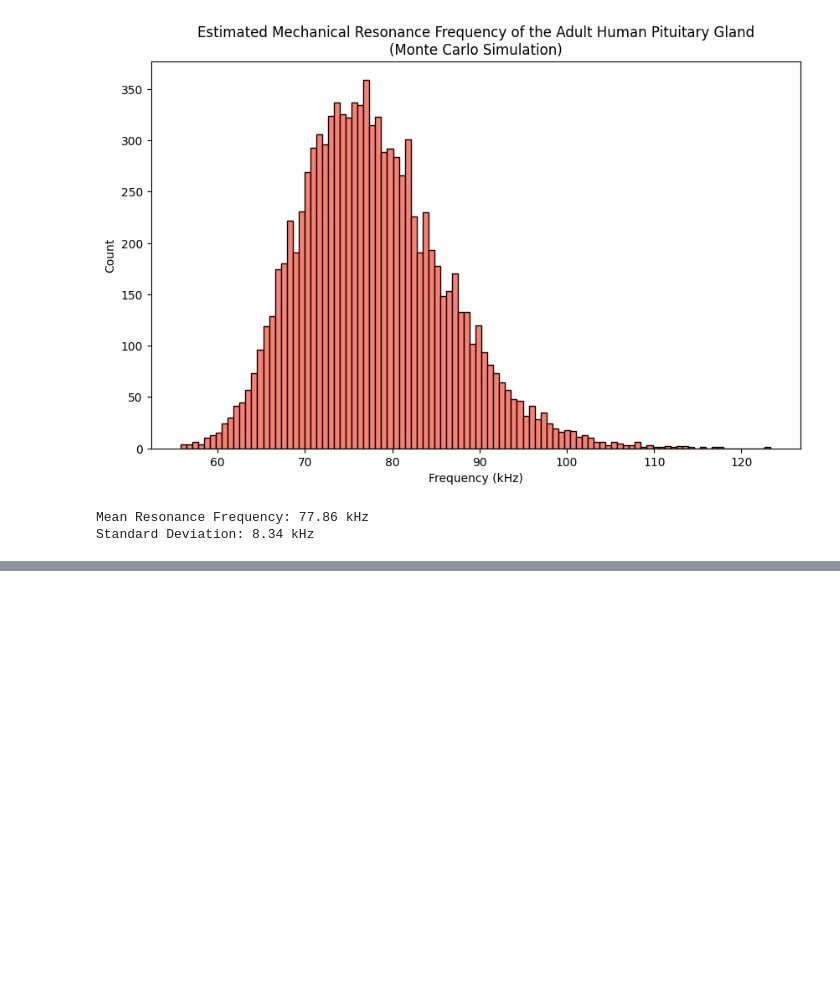
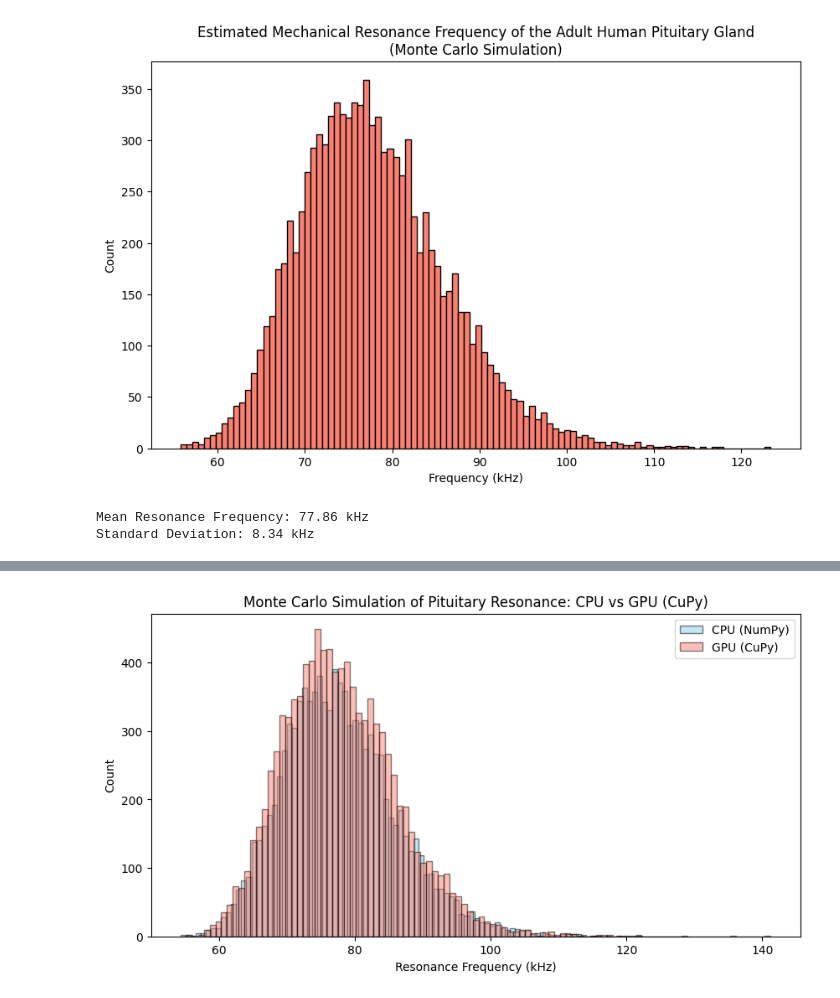
Before and after one commit to OJB-Quantum/Monte-Carlo-Sim, a Jupyter notebook: Monte_Carlo_Sim_Mechanical_Resonance_of_Eye_and_Pituitary_Gland.ipynb, the cells around one changed output, grey strips where cells are left out. Cells and saved outputs as stored; diff of their text form; code cells hidden in the pictures; blank space fills up the shorter version.

```diff
--- a/Monte_Carlo_Sim_Mechanical_Resonance_of_Eye_and_Pituitary_Gland.ipynb
+++ b/Monte_Carlo_Sim_Mechanical_Resonance_of_Eye_and_Pituitary_Gland.ipynb
@@ -84,3 +171,76 @@ print("Standard Deviation: {:.2f} kHz".format(std_frequency_khz))
 [figure]
 Mean Resonance Frequency: 77.86 kHz
 Standard Deviation: 8.34 kHz
+# %%
+import numpy as np
+import cupy as cp
+import matplotlib.pyplot as plt
+import time
+
+# Number of Monte Carlo samples
+num_samples = 10000
+
+# Constants for mechanical properties
+sound_speed_mean = 1540  # Mean speed of sound in soft tissue (m/s)
+sound_speed_std = 50     # Standard deviation in speed (m/s)
+
+# Assumed size parameters for an adult human pituitary gland
+size_mean = 0.01   # Mean effective diameter in meters (10 mm)
+size_std = 0.001   # Standard deviation in size (m)
+
+# ----------------------
+# CPU (NumPy) Version
+# ----------------------
+np.random.seed(42)
+start_cpu = time.time()
+# Generate random samples on CPU
+sizes_cpu = np.random.normal(size_mean, size_std, num_samples)
+sound_speeds_cpu = np.random.normal(sound_speed_mean, sound_speed_std, num_samples)
+# Ensure positive values for sizes and sound speeds
+sizes_cpu = np.maximum(sizes_cpu, 1e-6)
+sound_speeds_cpu = np.maximum(sound_speeds_cpu, 1e-6)
+# Calculate resonance frequencies on CPU: f = v / (2 * L)
+frequencies_cpu = sound_speeds_cpu / (2 * sizes_cpu)
+# Compute statistics on CPU
+mean_freq_cpu = np.mean(frequencies_cpu)
+std_freq_cpu = np.std(frequencies_cpu)
+time_cpu = time.time() - start_cpu
+
+print(f"[CPU] Time elapsed: {time_cpu:.6f} seconds")
+print(f"[CPU] Mean Resonance Frequency: {mean_freq_cpu/1e3:.2f} kHz ± {std_freq_cpu/1e3:.2f} kHz")
+
+# ----------------------
+# GPU (CuPy) Version
+# ----------------------
+cp.random.seed(42)
+start_gpu = time.time()
+# Generate random samples on GPU
+sizes_gpu = cp.random.normal(size_mean, size_std, num_samples)
+sound_speeds_gpu = cp.random.normal(sound_speed_mean, sound_speed_std, num_samples)
+# Ensure positive values
+sizes_gpu = cp.maximum(sizes_gpu, 1e-6)
+sound_speeds_gpu = cp.maximum(sound_speeds_gpu, 1e-6)
+# Calculate resonance frequencies on GPU: f = v / (2 * L)
+frequencies_gpu = sound_speeds_gpu / (2 * sizes_gpu)
+# Transfer results back to CPU
+frequencies_gpu_cpu = cp.asnumpy(frequencies_gpu)
+# Compute statistics on GPU results
+mean_freq_gpu = np.mean(frequencies_gpu_cpu)
+std_freq_gpu = np.std(frequencies_gpu_cpu)
+time_gpu = time.time() - start_gpu
+
+print(f"[GPU] Time elapsed (incl. data transfer): {time_gpu:.6f} seconds")
+print(f"[GPU] Mean Resonance Frequency: {mean_freq_gpu/1e3:.2f} kHz ± {std_freq_gpu/1e3:.2f} kHz")
+
+# ----------------------
+# Plot comparison histogram
+# ----------------------
+plt.figure(figsize=(10, 5))
+plt.hist(frequencies_cpu / 1e3, bins=100, alpha=0.5, label='CPU (NumPy)', color='skyblue', edgecolor='black')
+plt.hist(frequencies_gpu_cpu / 1e3, bins=100, alpha=0.5, label='GPU (CuPy)', color='salmon', edgecolor='black')
+plt.xlabel("Resonance Frequency (kHz)")
+plt.ylabel("Count")
+plt.title("Monte Carlo Simulation of Pituitary Resonance: CPU vs GPU (CuPy)")
+plt.legend()
+plt.show()
+# %% [output]
@@ -86,0 +251 @@ Standard Deviation: 8.34 kHz
+[figure, added]
```
Also changed, not shown: parts of 2 cells of this notebook.
